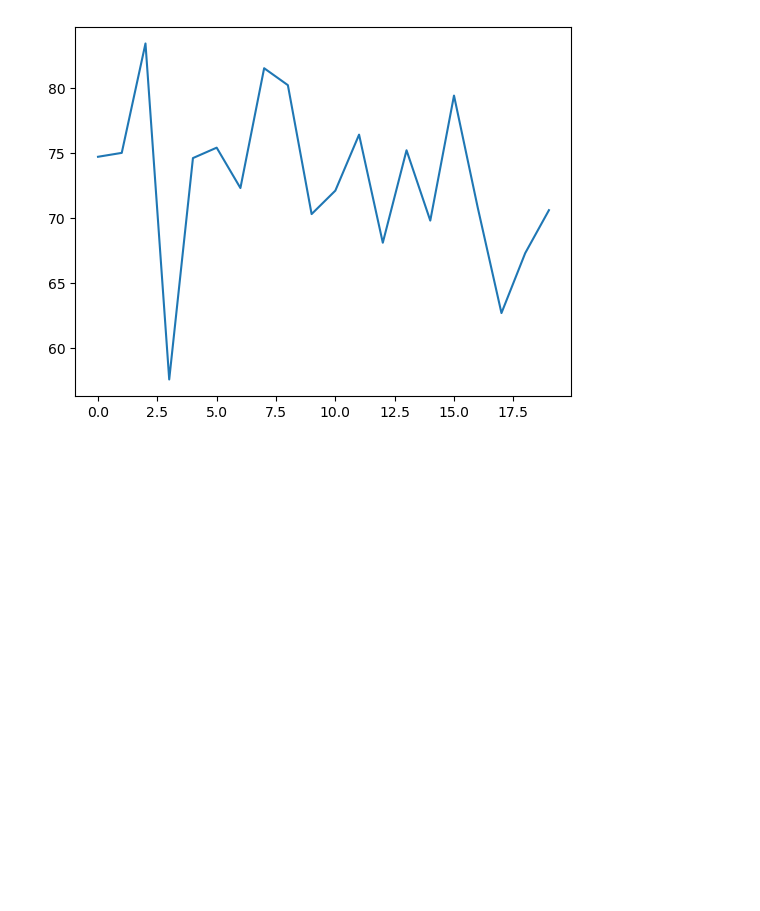
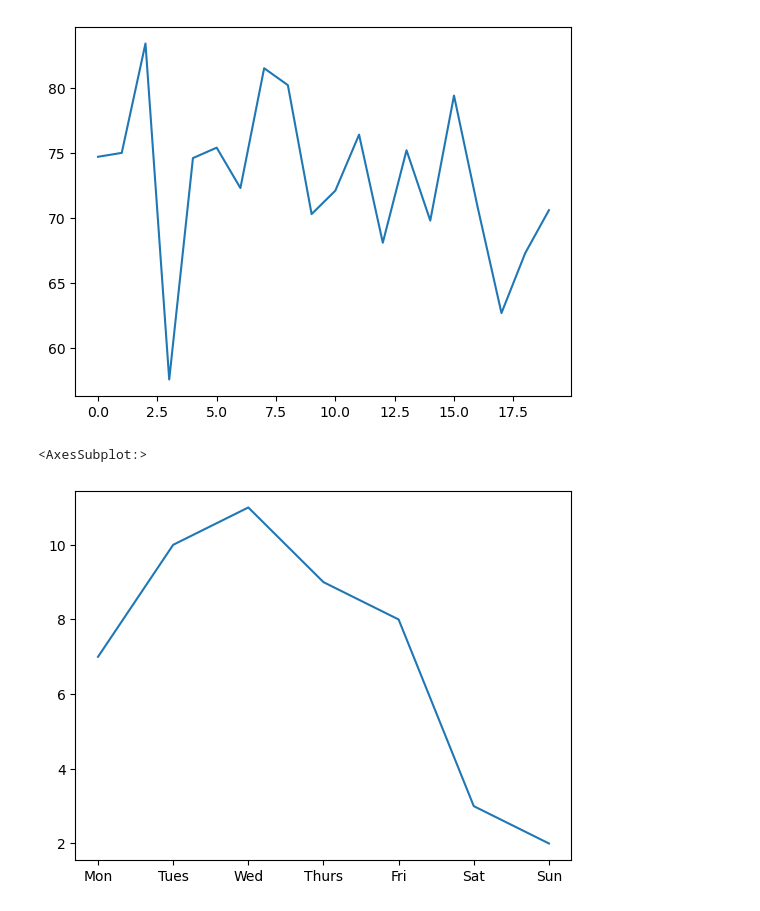
Before and after one commit to ismailomodara/learning-numpy-pandas, a Jupyter notebook: 01-numpy-and-pandas-1D/pandas.ipynb, the cells around one changed output. Drawn from its saved outputs; the diff is of its cells as text; code cells hidden in the pictures; blank space fills up the shorter version.

```diff
--- a/01-numpy-and-pandas-1D/pandas.ipynb
+++ b/01-numpy-and-pandas-1D/pandas.ipynb
@@ -370,4 +370,9 @@ life_expectancy.plot()
 <AxesSubplot:>
 [figure]
 # %%
-work_hours = pdSeries([7, 10, 0, 11], ["Mon","Tues","Wed", "Thurs", "Fri", "Sat"])
+work_hours = pd.Series([7, 10, 11, 9, 8, 3, 2], ["Mon","Tues","Wed", "Thurs", "Fri", "Sat", "Sun"])
+# %%
+work_hours.plot()
+# %% [output]
+<AxesSubplot:>
+[figure, added]
```
Also changed, not shown: 1 other file.
